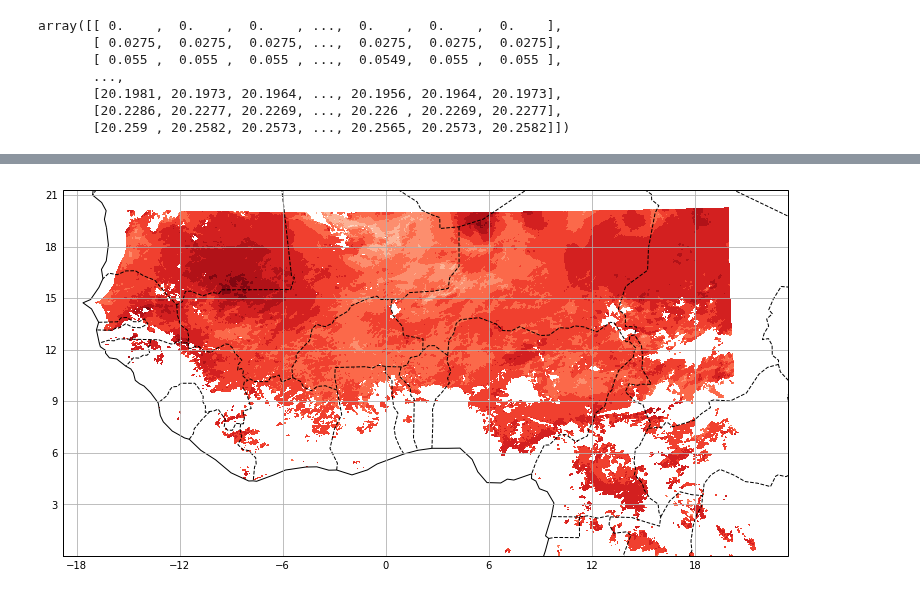
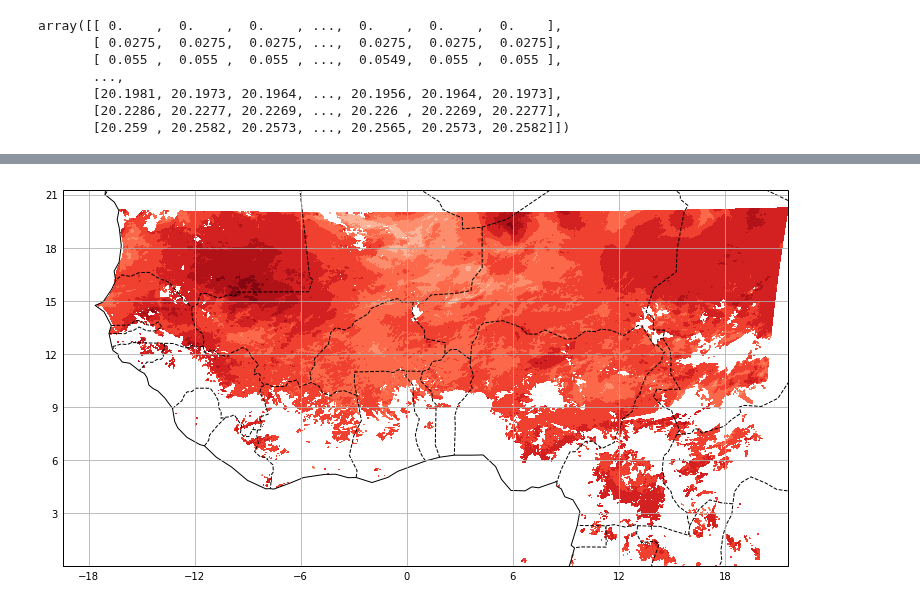
Before and after one commit to cornkle/proj_CEH, a Jupyter notebook: notebooks/NFLICS_LSTA_check.ipynb, the cells around one changed output, grey strips where cells are left out. Drawn from its saved outputs; the diff is of its cells as text; code cells hidden in the pictures.

```diff
--- a/notebooks/NFLICS_LSTA_check.ipynb
+++ b/notebooks/NFLICS_LSTA_check.ipynb
@@ -109,17 +165,17 @@ spos
 # %%
 ## use matplotlib coastlines for verification
 f = plt.figure(figsize=(13,9))
 ax = f.add_subplot(111, projection=ccrs.PlateCarree())
-ax.contourf(dat.lon.values, dat.lat.values, dat['lsta'].values, cmap='Reds')
+ax.contourf(dat.lon.values, dat.lat.values, dat['lsta'].values, cmap='Reds', projection=ccrs.PlateCarree())
 ax.coastlines()   ## adds coastlines
 #plt.plot(spos[0], spos[1], 'bo')
 # Gridlines
 xl = ax.gridlines(draw_labels=True);   # adds latlon grid lines
 xl.xlabels_top = False   ## labels off
 xl.ylabels_right = False
 # Countries
 ax.add_feature(cartopy.feature.BORDERS, linestyle='--'); # adds country borders
 #f.savefig('/home/ck/DIR/cornkle/data/NFLICS/NFLICS_lsta_test.png')
 # %% [output]
-[figure, old version]
+[figure, new version]
 # %%
```
Also changed, not shown: parts of 12 cells of this notebook, 21 other files.
